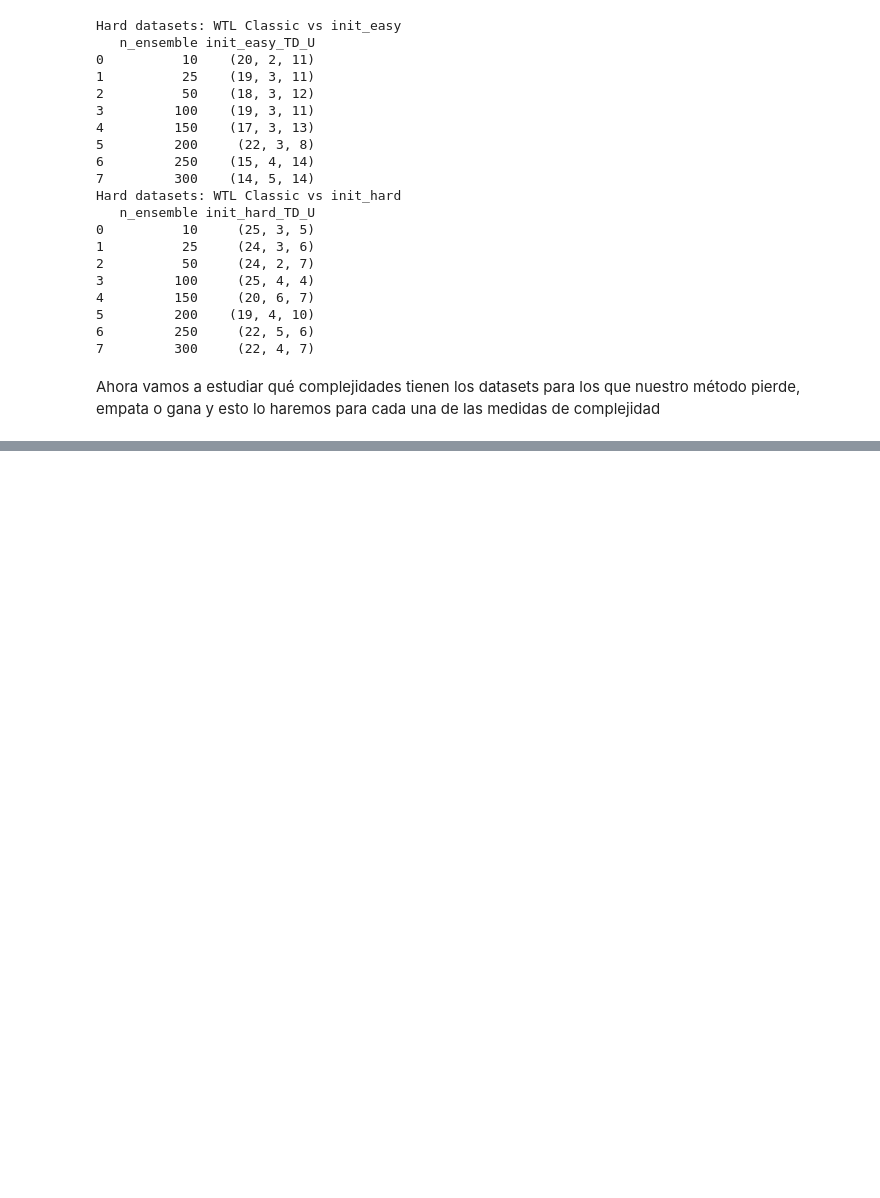
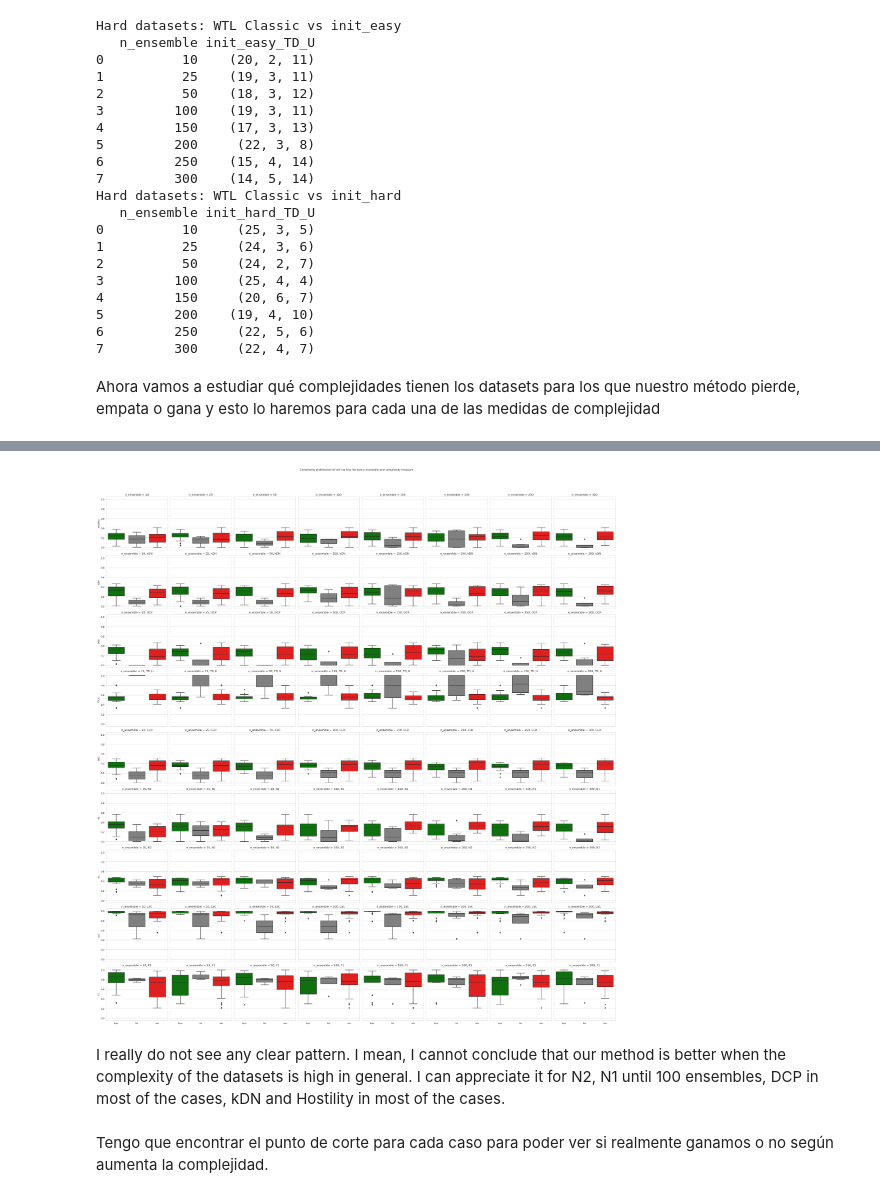
Before and after one commit to carmenlancho/EnsemblesComplexity, a Jupyter notebook: Notebooks/Analysis_Boosting_LevelOfComplexity.ipynb, the cells around one changed output, grey strips where cells are left out. Saved outputs shown, nothing was run; the diff lists cells and outputs as text; code cells hidden in the pictures; blank space fills up the shorter version.

Commit message:
Boosting notebook: boxplot complexity of datasets by wtl

```diff
--- a/Notebooks/Analysis_Boosting_LevelOfComplexity.ipynb
+++ b/Notebooks/Analysis_Boosting_LevelOfComplexity.ipynb
@@ -792,7 +792,10 @@ def win_tie_loss_comparison_info_complexity(data, complexity_df, main_method, co
                         'n_ensemble': n,
                         'compl_measure': compl,
                         'result': value_wtl,
-                        'complexity_value': complexity_value
+                        'complexity_value': complexity_value,
+                        'dataset_name':dataset,
+                        main_method:main_value,
+                        compare_method:compare_value
                     })
 
             # Guardar el resultado para esta medida de complejidad en una columna específica
@@ -805,3 +808,5 @@ def win_tie_loss_comparison_info_complexity(data, complexity_df, main_method, co
     win_tie_loss_df = pd.DataFrame(results)
 
     return win_tie_loss_df, all_results
+# %%
+win_tie_loss_df, all_results = win_tie_loss_comparison_info_complexity(all_datasets, df_complex, main_method='classic', compare_method='init_easy')
@@ -807,0 +845,2 @@ def win_tie_loss_comparison_info_complexity(data, complexity_df, main_method, co
+# %%
+results_df = pd.DataFrame(all_results)
@@ -807,0 +863,40 @@ def win_tie_loss_comparison_info_complexity(data, complexity_df, main_method, co
+# %%
+list_CM = ['Hostility','kDN','DCP','TD_U','CLD','N1','N2','LSC','F1']
+n_ensemble_values = [10, 25, 50, 100, 150, 200, 250, 300]
+# Crear la cuadrícula de gráficos
+n_rows = len(list_CM)
+n_cols = len(n_ensemble_values)
+fig, axes = plt.subplots(n_rows, n_cols, figsize=(4 * n_cols, 4 * n_rows), sharey=True,sharex=True)
+fig.suptitle("Complexity distribution of win-tie-loss for every ensemble and complexity measure")
+
+paleta = {'win': 'red', 'tie': 'grey', 'loss': 'green'}
+orden = ['loss', 'tie', 'win']  # Orden fijo de categorías
+
+for i, compl_measure in enumerate(list_CM):
+    for j, n in enumerate(n_ensemble_values):
+            # Filtrar los datos para la medida de complejidad y n_ensemble específicos
+        subset = results_df[(results_df['n_ensemble'] == n) & (results_df['compl_measure'] == compl_measure)]
+
+        # Crear el boxplot
+        sns.boxplot(data=subset, x='result', y='complexity_value', ax=axes[i, j], palette=paleta, order=orden)
+        axes[i, j].set_title(f'n_ensemble = {n}, {compl_measure}')
+        axes[i, j].set_xlabel('')
+        axes[i, j].set_ylabel('')
+
+# Ajustar etiquetas generales
+for ax, compl_measure in zip(axes[:, 0], list_CM):
+    ax.set_ylabel(compl_measure)
+
+for ax, n in zip(axes[0, :], n_ensemble_values):
+    ax.set_title(f'n_ensemble = {n}')
+
+fig.tight_layout(rect=[0, 0.03, 1, 0.95])
+plt.show()
+
+# LOSS IS WINNING FOR US HERE, SINCE THE RESULTS ARE OBTAINED BY COMPARIN CLASSIC VS INIT_EASY
+# %% [output]
+[figure, added]
+# %% [markdown]
+I really do not see any clear pattern. I mean, I cannot conclude that our method is better when the complexity of the datasets is high in general. I can appreciate it for N2, N1 until 100 ensembles, DCP in most of the cases, kDN and Hostility in most of the cases.
+# %% [markdown]
+Tengo que encontrar el punto de corte para cada caso para poder ver si realmente ganamos o no según aumenta la complejidad.
```
Also changed, not shown: parts of 3 cells of this notebook.
